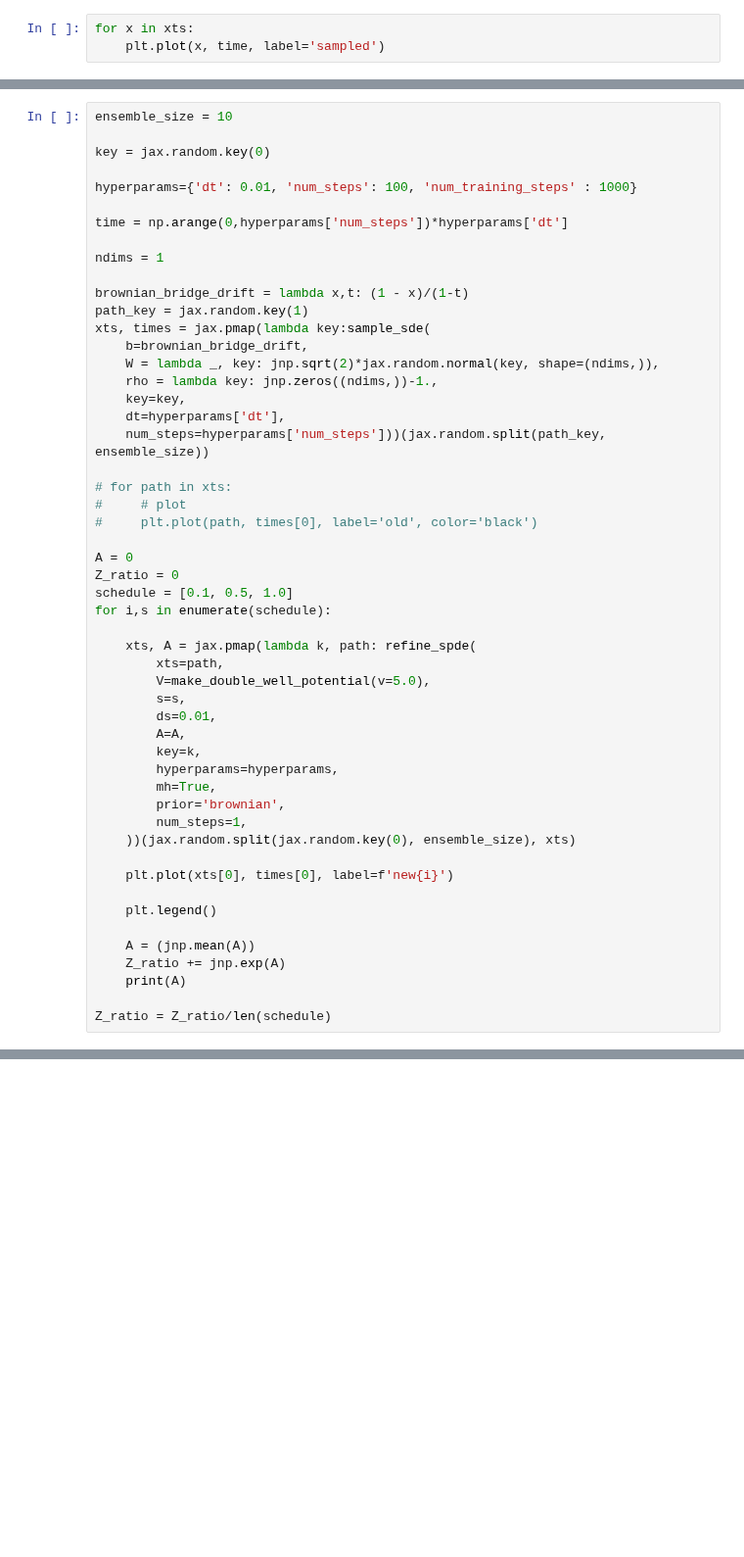
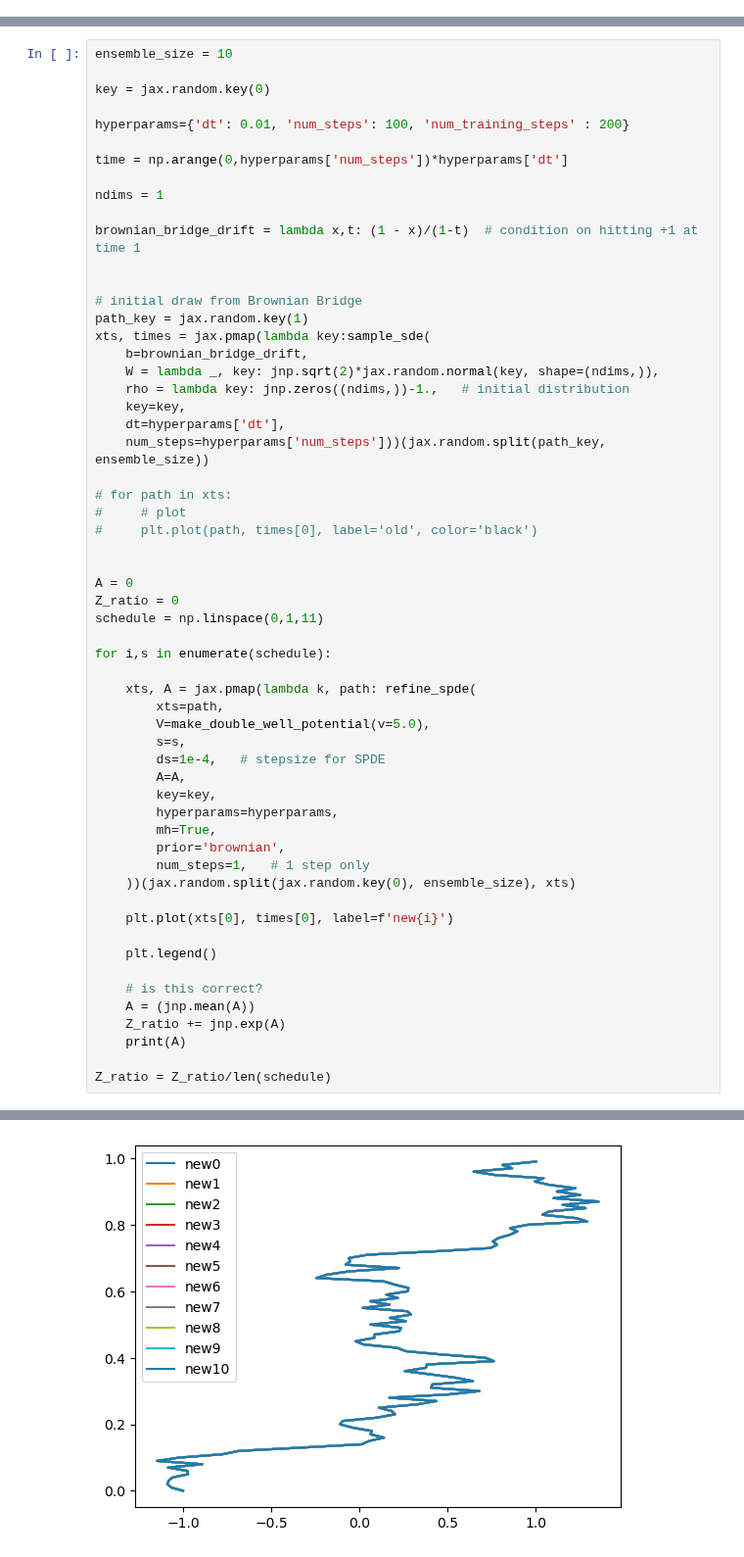
Before and after one commit to reubenharry/path_sampling, a Jupyter notebook: notebooks/notebook_3.ipynb, the cells around one changed output, grey strips where cells are left out. Shown at 98% size. Saved outputs shown, nothing was run; the diff lists cells and outputs as text; blank space fills up the shorter version.

```diff
--- a/notebooks/notebook_3.ipynb
+++ b/notebooks/notebook_3.ipynb
@@ -144,3 +147,0 @@ for x in xs:
-# %%
-for x in xts:
-    plt.plot(x, time, label='sampled')
@@ -153,18 +154,21 @@ ensemble_size = 10
 
 key = jax.random.key(0)
 
-hyperparams={'dt': 0.01, 'num_steps': 100, 'num_training_steps' : 1000}
+hyperparams={'dt': 0.01, 'num_steps': 100, 'num_training_steps' : 200}
 
 time = np.arange(0,hyperparams['num_steps'])*hyperparams['dt']
 
 ndims = 1
 
-brownian_bridge_drift = lambda x,t: (1 - x)/(1-t)
+brownian_bridge_drift = lambda x,t: (1 - x)/(1-t)  # condition on hitting +1 at time 1
+
+
+# initial draw from Brownian Bridge
 path_key = jax.random.key(1)
 xts, times = jax.pmap(lambda key:sample_sde(
     b=brownian_bridge_drift,
     W = lambda _, key: jnp.sqrt(2)*jax.random.normal(key, shape=(ndims,)),
-    rho = lambda key: jnp.zeros((ndims,))-1.,
+    rho = lambda key: jnp.zeros((ndims,))-1.,   # initial distribution
     key=key,
     dt=hyperparams['dt'],
     num_steps=hyperparams['num_steps']))(jax.random.split(path_key, ensemble_size))
@@ -173,28 +177,31 @@ xts, times = jax.pmap(lambda key:sample_sde(
 #     # plot
 #     plt.plot(path, times[0], label='old', color='black')
 
+
 A = 0
 Z_ratio = 0
-schedule = [0.1, 0.5, 1.0]
+schedule = np.linspace(0,1,11)
+
 for i,s in enumerate(schedule):
 
     xts, A = jax.pmap(lambda k, path: refine_spde(
         xts=path,
         V=make_double_well_potential(v=5.0),
         s=s,
-        ds=0.01,
+        ds=1e-4,   # stepsize for SPDE
         A=A,
-        key=k,
+        key=key,
         hyperparams=hyperparams,
         mh=True,
         prior='brownian',
-        num_steps=1,
+        num_steps=1,   # 1 step only
     ))(jax.random.split(jax.random.key(0), ensemble_size), xts)
 
     plt.plot(xts[0], times[0], label=f'new{i}')
 
     plt.legend()
 
+    # is this correct?
     A = (jnp.mean(A))
     Z_ratio += jnp.exp(A)
     print(A)
@@ -204,0 +222 @@ NameError: name 'sample_sde' is not defined
+[figure, added]
```
Also changed, not shown: parts of 9 cells of this notebook.
